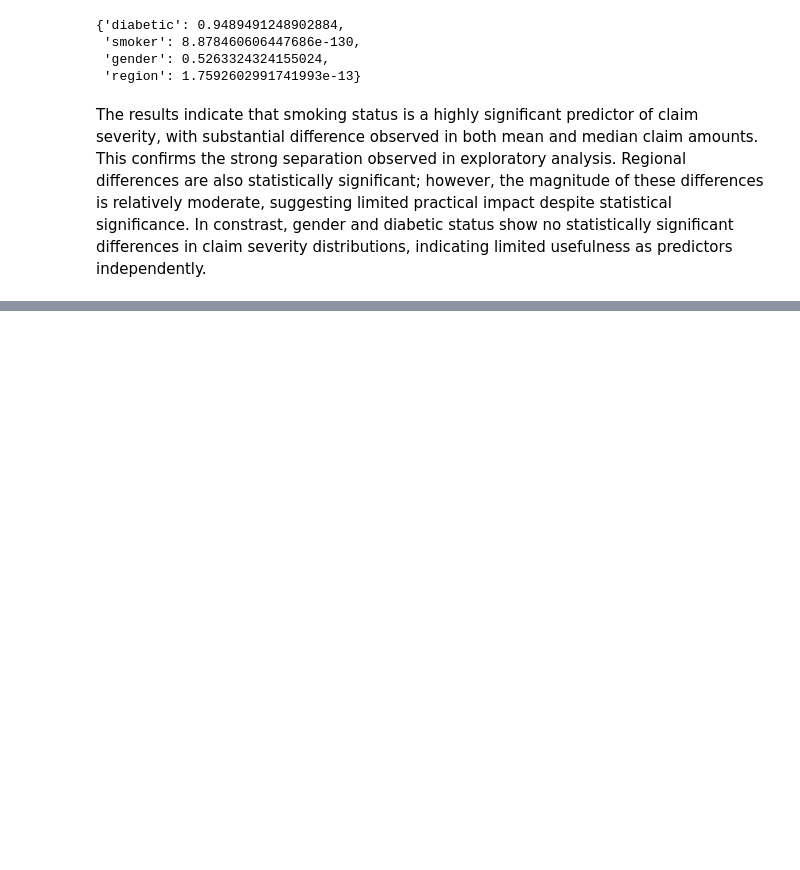
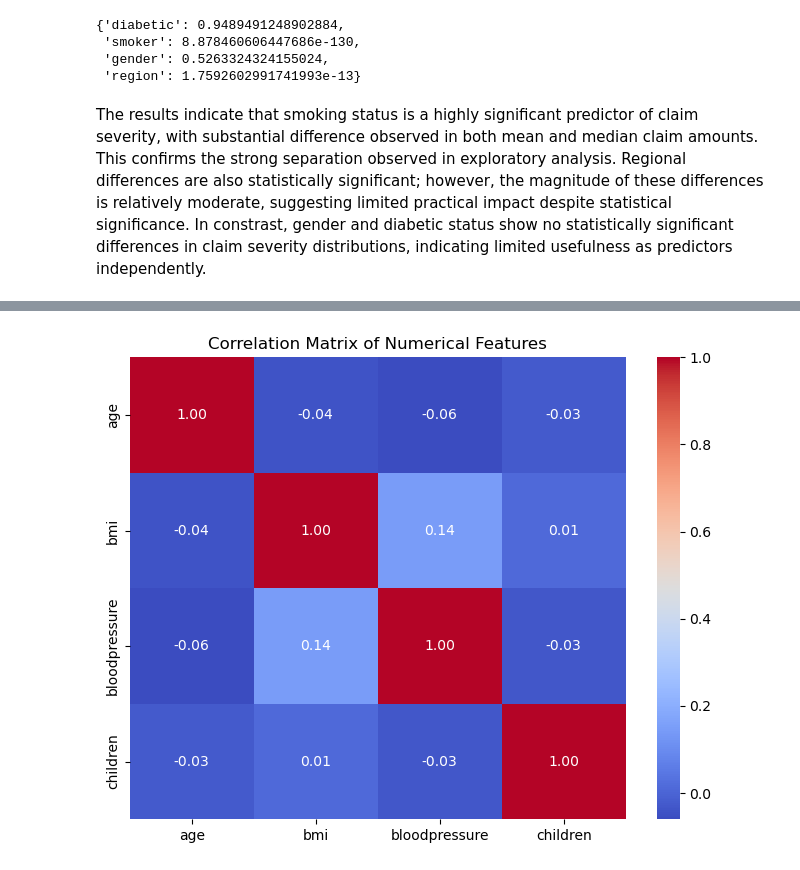
Before and after one commit to lojnys/health-insurance-claims, a Jupyter notebook: notebooks/0_EDA.ipynb, the cells around one changed output, grey strips where cells are left out. Saved outputs shown, nothing was run; the diff lists cells and outputs as text; code cells hidden in the pictures; blank space fills up the shorter version.

```diff
--- a/notebooks/0_EDA.ipynb
+++ b/notebooks/0_EDA.ipynb
@@ -646,0 +700,9 @@ The results indicate that smoking status is a highly significant predictor of cl
+# %%
+# Combine underweight and normal weight into one category
+df_man['bmi_bin'] = pd.cut(
+    df_man['bmi'],
+    bins=[0, 25, 30, np.inf],
+    labels=['Normal_or_Underweight', 'Overweight', 'Obese']
+)
+
+df_man.groupby('bmi_bin')['claim'].agg(['mean', 'median', 'count'])
@@ -648,0 +727,9 @@ The results indicate that smoking status is a highly significant predictor of cl
+# %%
+corr = df_man[numerical_cols_small].corr()
+
+plt.figure(figsize=(8,6))
+sns.heatmap(corr, annot=True, cmap='coolwarm', fmt=".2f")
+plt.title("Correlation Matrix of Numerical Features")
+plt.show()
+# %% [output]
+[figure, added]
```
Also changed, not shown: parts of 14 cells of this notebook.
